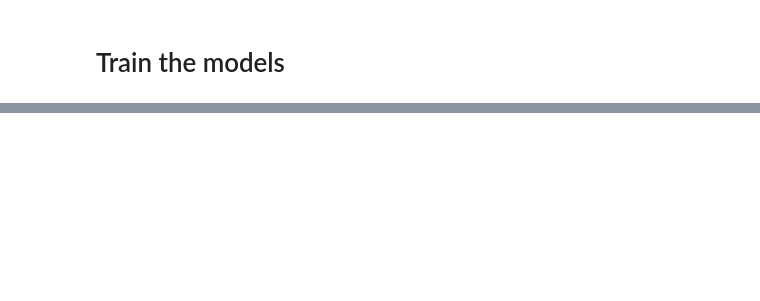
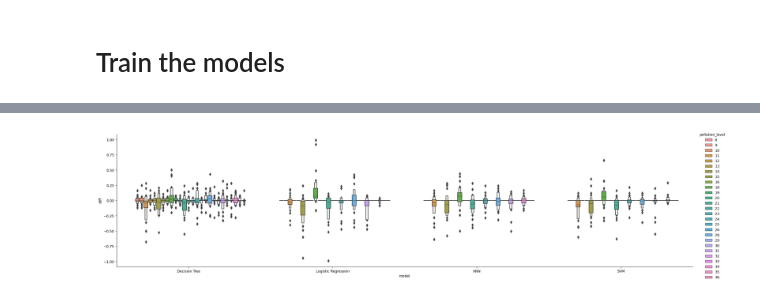
Before and after one commit to SimonMarinov/experiment-data-quality, a Jupyter notebook: evaliation.ipynb, the cells around one changed output, grey strips where cells are left out. Saved outputs shown, nothing was run; the diff lists cells and outputs as text; code cells hidden in the pictures; blank space fills up the shorter version.

```diff
--- a/evaliation.ipynb
+++ b/evaliation.ipynb
@@ -18,6 +18,8 @@ from sklearn.metrics import f1_score
 import copy
 import pandas as pd
 import plotly.express as px
+import seaborn as sns
+import matplotlib.pyplot as plt
 
 import warnings
 
@@ -52,6 +54,13 @@ def load_models_from_config(config_file):
                 step = (step_config['name'], class_())
             steps.append(step)
 
+          # Add random seed if present in the config
+        if 'random_seed' in model_config:
+            random_seed = model_config['random_seed']
+            for step_name, step_obj in steps:
+                if hasattr(step_obj, 'random_state'):
+                    step_obj.set_params(random_state=random_seed)
+
         # Add GridSearchCV if present in the config
         if 'grid_search' in model_config:
             param_grid = model_config['grid_search']['param_grid']
@@ -143,7 +163,7 @@ df[['dataset','pollution']] = df['dataset'].str.split('|', expand=True)
 df = df.fillna(0)
 # %%
 def sort_df(df):
-    return df.sort_values(by=['accuracy', 'completeness', 'dupp_fac'], ascending=True, na_position='first')
+    return df.sort_values(by=['completeness', 'accuracy', 'dupp_fac'], ascending=True, na_position='first')
 # %%
 # Extracting coefficients into separate columns
 df['completeness'] = df['pollution'].str.extract(r'completness_pollution_([0-9.]+)')
@@ -160,7 +180,7 @@ df['dupp_fac'] = df['dupp_fac'].astype(float)
 df =  sort_df(df)
 # %%
 # Apply group by and assign an index representing the order within each group
-df['group_index'] = df.groupby(['dataset', 'model']).cumcount()
+df['pollution_level'] = df.groupby(['dataset', 'model']).cumcount()
 
 # Apply diff within each group
 df['diff'] = df.groupby(['dataset', 'model'])['f1_micro'].diff()
@@ -216,0 +190,3 @@ fig.show()
+# %%
+pol_col = df[['completeness', 'accuracy', 'dupp_fac']].columns
+df_col = df.columns
@@ -216,0 +203,10 @@ fig.show()
+# %%
+# Assuming you have already imported your DataFrame df
+data = df.dropna(subset=pol_col)
+data['diff'] = data.groupby(['dataset', 'model'])['f1_micro'].diff()
+
+sns.catplot(data=data, x="model", y="diff", hue="pollution_level", kind="boxen", height=6, aspect=4)
+
+plt.show()
+# %% [output]
+[figure, added]
```
Also changed, not shown: parts of 10 cells of this notebook, 1 other file.
